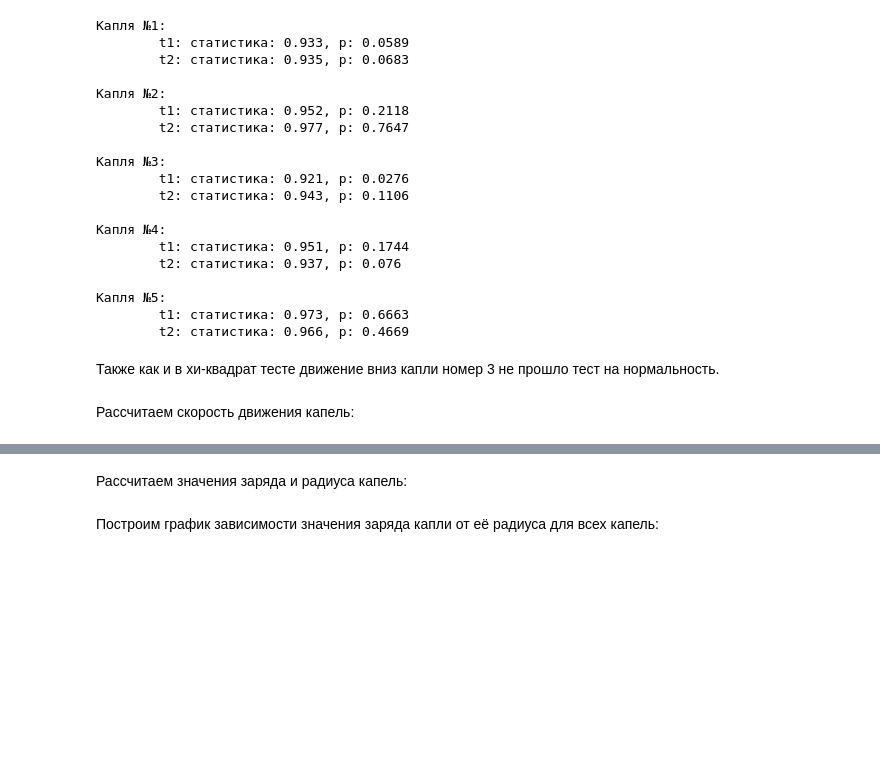
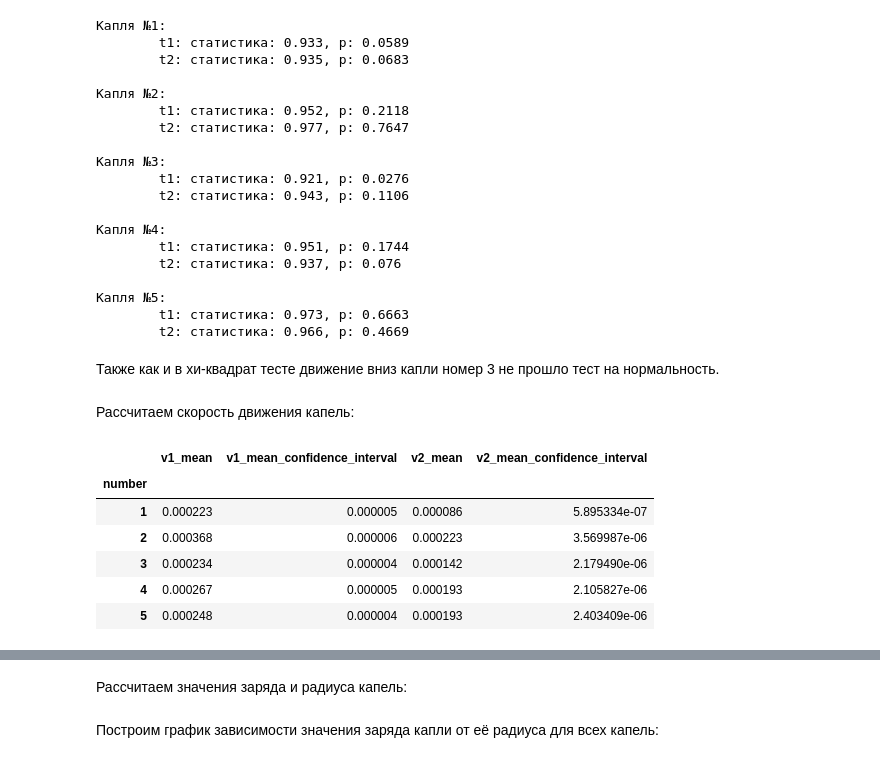
Before and after one commit to BloomBabe/Millikan-s-experience, a Jupyter notebook: notebooks/analyze_v2.ipynb, the cells around one changed output, grey strips where cells are left out. Drawn from its saved outputs; the diff is of its cells as text; code cells hidden in the pictures; blank space fills up the shorter version.

```diff
--- a/notebooks/analyze_v2.ipynb
+++ b/notebooks/analyze_v2.ipynb
@@ -218,3 +218,26 @@ for num in numbers:
 # %%
 data_filt['v1'] = data_filt['s1']/data_filt['t1']*1e-3
 data_filt['v2'] = data_filt['s2']/data_filt['t2']*1e-3
+# %%
+import scipy.stats
+
+
+def mean_confidence_interval(data, confidence=0.95):
+    a = 1.0 * np.array(data)
+    n = len(a)
+    m, se = np.mean(a), scipy.stats.sem(a)
+    h = se * scipy.stats.t.ppf((1 + confidence) / 2., n-1)
+    return h
+
+conf_table = data_filt.groupby(['number']).agg({'v1': [np.mean, mean_confidence_interval],
+                                                'v2': [np.mean, mean_confidence_interval]})
+conf_table.columns = conf_table.columns = ['_'.join(col) for col in conf_table.columns]
+conf_table
+# %% [output]
+|  | v1_mean | v1_mean_confidence_interval | v2_mean | v2_mean_confidence_interval |
+| number |  |  |  |  |
+| 1 | 0.000223 | 0.000005 | 0.000086 | 5.895334e-07 |
+| 2 | 0.000368 | 0.000006 | 0.000223 | 3.569987e-06 |
+| 3 | 0.000234 | 0.000004 | 0.000142 | 2.179490e-06 |
+| 4 | 0.000267 | 0.000005 | 0.000193 | 2.105827e-06 |
+| 5 | 0.000248 | 0.000004 | 0.000193 | 2.403409e-06 |
```
Also changed, not shown: parts of 11 cells of this notebook.
